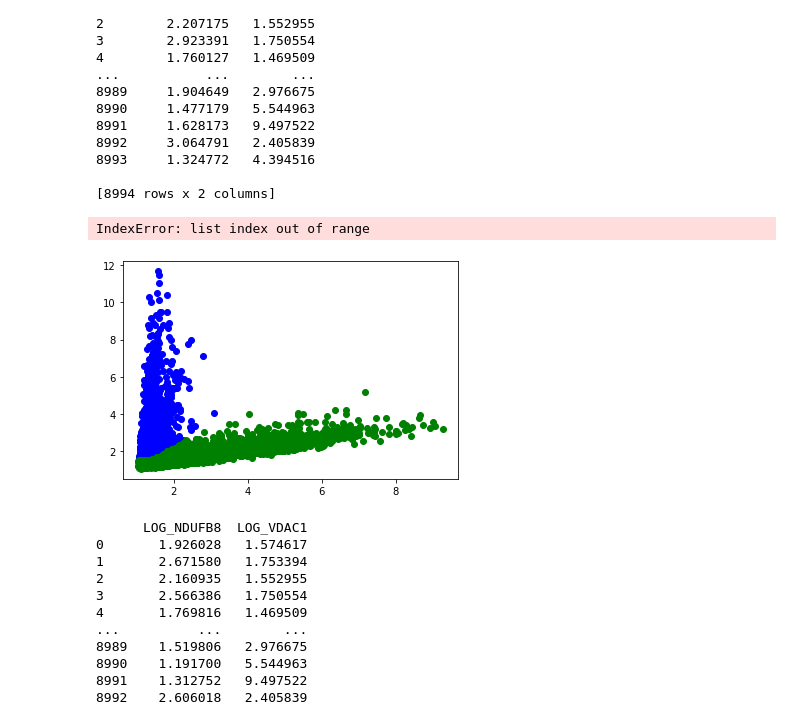
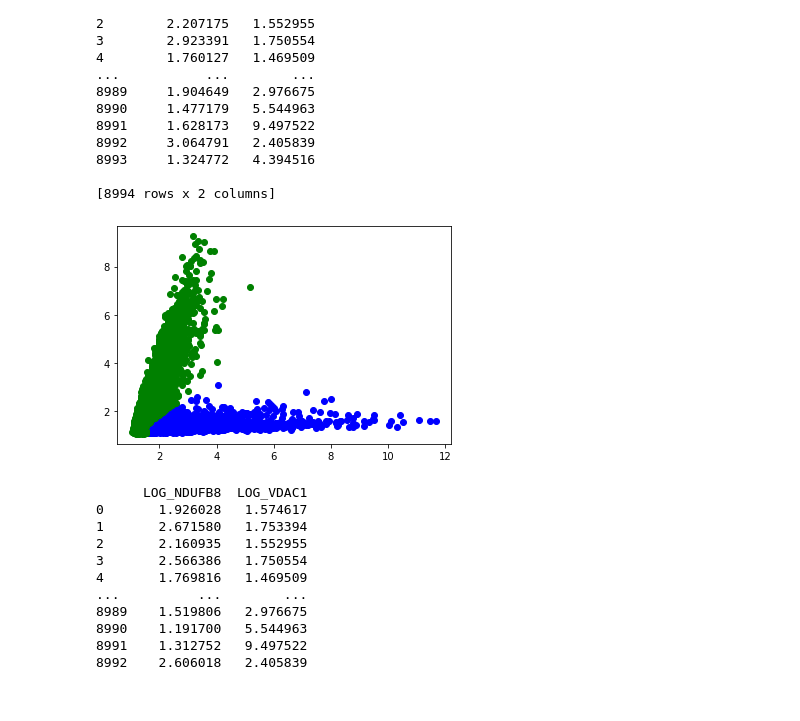
Before and after one commit to FNgongo/Classification_of_fibres_from_the_mitochondrial_disease_dataset_using_clustering_techniques, a Jupyter notebook: EDAandBasicML-FNVesion-Copy1.ipynb, the cells around one changed output. Drawn from its saved outputs; the diff is of its cells as text; code cells hidden in the pictures.

```diff
--- a/EDAandBasicML-FNVesion-Copy1.ipynb
+++ b/EDAandBasicML-FNVesion-Copy1.ipynb
@@ -766,23 +765,22 @@ print(df5)
 # %%
 # training gaussian mixture model
 from sklearn.mixture import GaussianMixture
 gmm = GaussianMixture(n_components=2)
 gmm.fit(df5)
 
 #predictions from gmm
 pred = gmm.predict(df5)
 frame = pd.DataFrame(df5)
 frame['cluster'] = pred
 frame.columns = ['LOG_NDUFA13', 'LOG_VDAC1', 'cluster']
 
 color=['blue','green', 'cyan', 'red']
-for k in range(0,10):
+for k in range(0,4):
     df5 = frame[frame["cluster"]==k]
-    plt.scatter(df5["LOG_NDUFA13"], df5["LOG_VDAC1"], c=color[k])
+    plt.scatter(df5["LOG_VDAC1"], df5["LOG_NDUFA13"], c=color[k])
 plt.show()
 # %% [output]
-IndexError: list index out of range
-[figure, old version]
+[figure, new version]
 # %%
 df6 = df[['LOG_NDUFB8', 'LOG_VDAC1']]
 print(df6)
```
Also changed, not shown: parts of 5 cells of this notebook, 3 other files.
